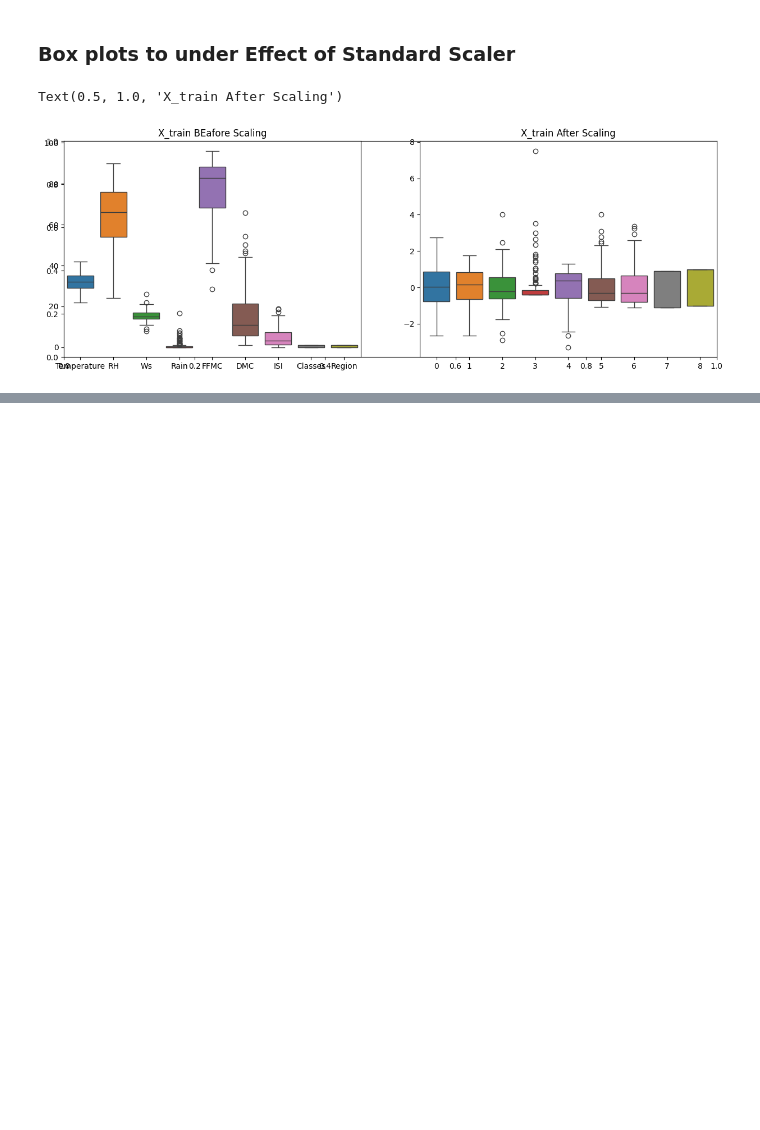
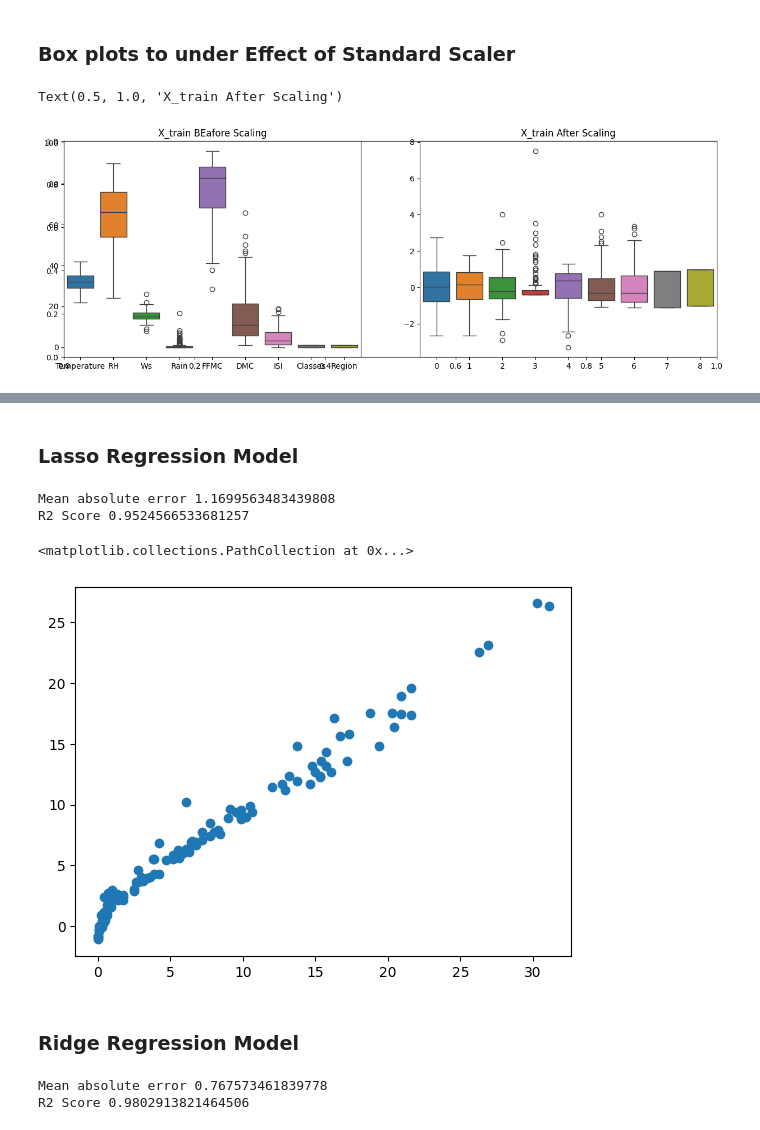
Before and after one commit to sukriti-waani/Machine-Learning, a Jupyter notebook: 3-Ridge_Lasso_ElasticNet/3.3-Implementation/2-model_training.ipynb, the cells around one changed output, grey strips where cells are left out. Drawn from its saved outputs; the diff is of its cells as text; code cells hidden in the pictures; blank space fills up the shorter version.

```diff
--- a/3-Ridge_Lasso_ElasticNet/3.3-Implementation/2-model_training.ipynb
+++ b/3-Ridge_Lasso_ElasticNet/3.3-Implementation/2-model_training.ipynb
@@ -235,0 +271,63 @@ Text(0.5, 1.0, 'X_train After Scaling')
+# %% [markdown]
+### **Lasso Regression Model**
+# %%
+# Import Lasso Regression model
+from sklearn.linear_model import Lasso
+
+# Create Lasso model object
+lasso = Lasso()
+
+# Train the Lasso model using scaled training input and actual output values
+lasso.fit(X_train_scaled, y_train)
+
+# Predict the output values for scaled test input data
+y_pred = lasso.predict(X_test_scaled)
+
+# Calculate Mean Absolute Error between actual and predicted values
+mae = mean_absolute_error(y_test, y_pred)
+
+# Calculate R² score which tells how well the Lasso model fits the data
+score = r2_score(y_test, y_pred)
+
+# Print Mean Absolute Error
+print("Mean absolute error", mae)
+
+# Print R² score (percentage of variation explained by the model)
+print("R2 Score", score)
+# %% [output]
+Mean absolute error 1.1699563483439808
+R2 Score 0.9524566533681257
+# %%
+plt.scatter(y_test, y_pred)
+# %% [output]
+<matplotlib.collections.PathCollection at 0x...>
+[figure, added]
+# %% [markdown]
+### **Ridge Regression Model**
+# %%
+# Import Ridge Regression model
+from sklearn.linear_model import Ridge
+
+# Create Ridge model object
+ridge = Ridge()
+
+# Train the Ridge model using scaled training input and actual output values
+ridge.fit(X_train_scaled, y_train)
+
+# Predict the output values for scaled test input data
+y_pred = ridge.predict(X_test_scaled)
+
+# Calculate Mean Absolute Error between actual and predicted values
+mae = mean_absolute_error(y_test, y_pred)
+
+# Calculate R² score which tells how well the Lasso model fits the data
+score = r2_score(y_test, y_pred)
+
+# Print Mean Absolute Error
+print("Mean absolute error", mae)
+
+# Print R² score (percentage of variation explained by the model)
+print("R2 Score", score)
+# %% [output]
+Mean absolute error 0.767573461839778
+R2 Score 0.9802913821464506
```
Also changed, not shown: parts of 8 cells of this notebook.
